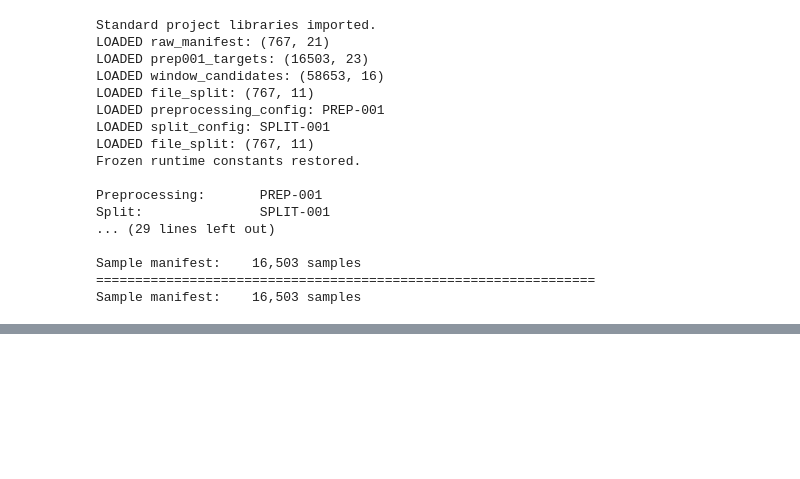
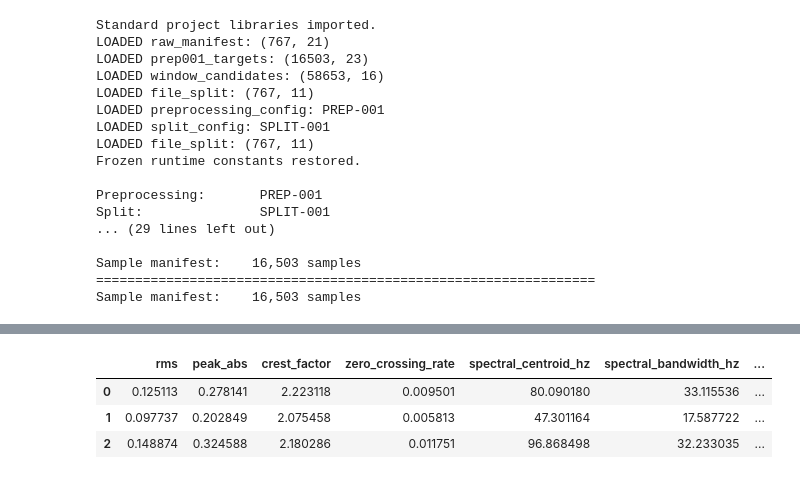
Before and after one commit to vaibhavjiyer87/engine-nvh-deep-learning, a Jupyter notebook: notebooks/06_baseline_feature_generation.ipynb, the cells around one changed output, grey strips where cells are left out. Saved outputs shown, nothing was run; the diff lists cells and outputs as text; code cells hidden in the pictures; blank space fills up the shorter version.

```diff
--- a/notebooks/06_baseline_feature_generation.ipynb
+++ b/notebooks/06_baseline_feature_generation.ipynb
@@ -1252,0 +1965,86 @@ Sample manifest:    16,503 samples
+# %%
+# Test three steady training samples
+# ============================================================
+# STEP 4B — FEATURE SMOKE TEST
+# ============================================================
+
+test_rows = (
+    sample_manifest.loc[
+        (
+            sample_manifest["split"]
+            == "train"
+        )
+        &
+        (
+            sample_manifest[
+                "model_eligible_rpm_v001"
+            ] == True
+        )
+    ]
+    .sample(
+        n=3,
+        random_state=42,
+    )
+)
+
+test_feature_records = []
+
+for _, row in (
+    test_rows.iterrows()
+):
+
+    loaded = load_manifest_window(
+        sample_row=row,
+
+        raw_root=RAW_ROOT,
+
+        source_sample_rate_hz=
+            SOURCE_SAMPLE_RATE_HZ,
+
+        target_sample_rate_hz=
+            TARGET_SAMPLE_RATE_HZ,
+
+        audio_left_index=
+            AUDIO_LEFT_INDEX,
+
+        audio_right_index=
+            AUDIO_RIGHT_INDEX,
+
+        rpm_channel_index=
+            RPM_CHANNEL_INDEX,
+
+        torque_channel_index=
+            TORQUE_CHANNEL_INDEX,
+
+        rpm_scale_factor=
+            RPM_SCALE_FACTOR,
+
+        torque_scale_factor_nm=
+            TORQUE_SCALE_FACTOR_NM,
+    )
+
+    features = (
+        extract_baseline_features(
+            loaded["mono_model"],
+            TARGET_SAMPLE_RATE_HZ,
+        )
+    )
+
+    features["sample_id"] = (
+        row["sample_id"]
+    )
+
+    test_feature_records.append(
+        features
+    )
+
+test_features = pd.DataFrame(
+    test_feature_records
+)
+
+display(test_features)
+# %% [output]
+|  | rms | peak_abs | crest_factor | zero_crossing_rate | spectral_centroid_hz | spectral_bandwidth_hz | ... |
+| 0 | 0.125113 | 0.278141 | 2.223118 | 0.009501 | 80.090180 | 33.115536 | ... |
+| 1 | 0.097737 | 0.202849 | 2.075458 | 0.005813 | 47.301164 | 17.587722 | ... |
+| 2 | 0.148874 | 0.324588 | 2.180286 | 0.011751 | 96.868498 | 32.233035 | ... |
```
Also changed, not shown: parts of 28 cells of this notebook.
